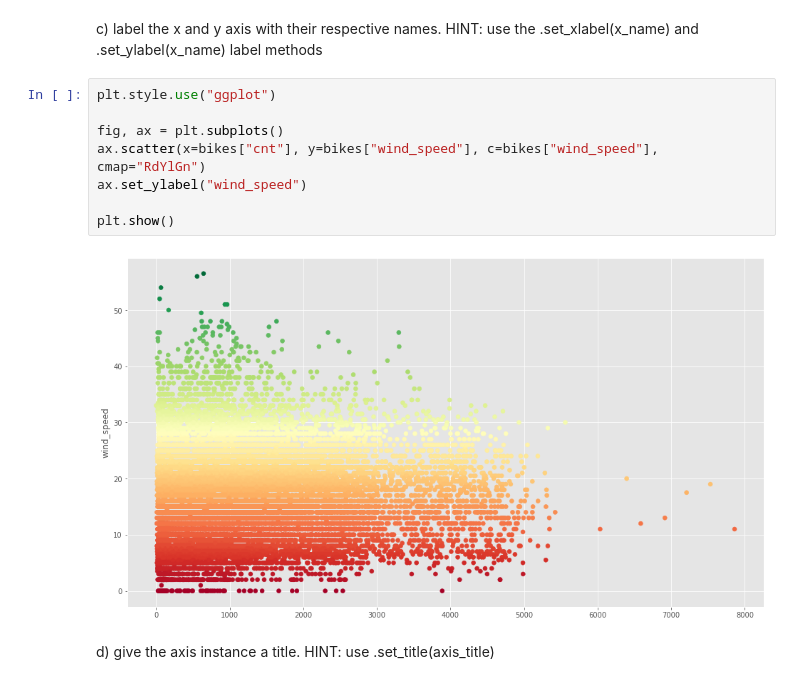
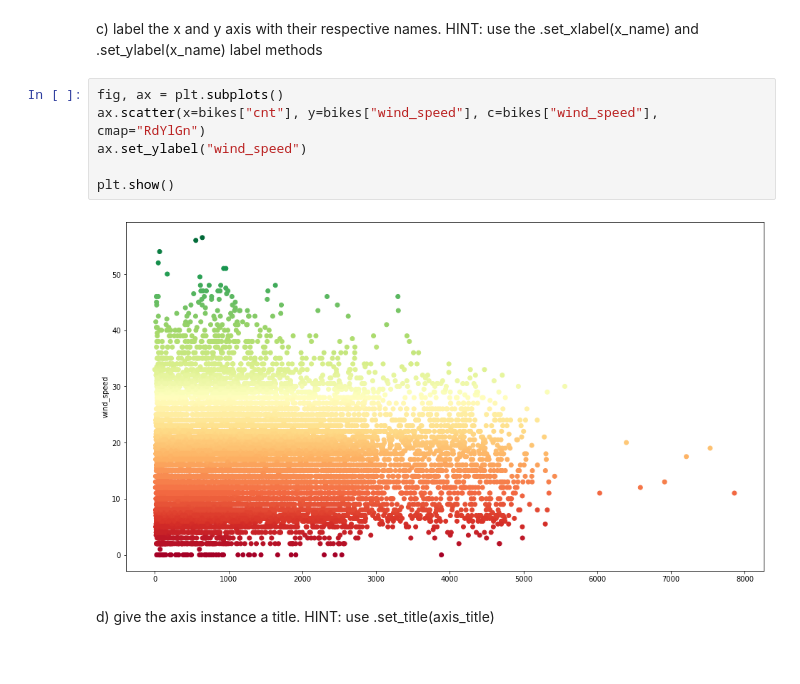
Before and after one commit to ramiejleh/ReDi_DataAnalytics_Repo, a Jupyter notebook: lesson05/exercises/exercises_visualisation.ipynb, the cells around one changed output. Drawn from its saved outputs; the diff is of its cells as text.

```diff
--- a/lesson05/exercises/exercises_visualisation.ipynb
+++ b/lesson05/exercises/exercises_visualisation.ipynb
@@ -66,15 +66,13 @@ plt.show()
 # %% [markdown]
 c) label the x and y axis with their respective names. HINT: use the .set_xlabel(x_name) and .set_ylabel(x_name) label methods
 # %%
-plt.style.use("ggplot")
-
 fig, ax = plt.subplots()
 ax.scatter(x=bikes["cnt"], y=bikes["wind_speed"], c=bikes["wind_speed"], cmap="RdYlGn")
 ax.set_ylabel("wind_speed")
 
 plt.show()
 # %% [output]
-[figure, old version]
+[figure, new version]
 # %% [markdown]
 d) give the axis instance a title. HINT: use .set_title(axis_title)
 # %%
```
Also changed, not shown: parts of 3 cells of this notebook, 4 other files.
